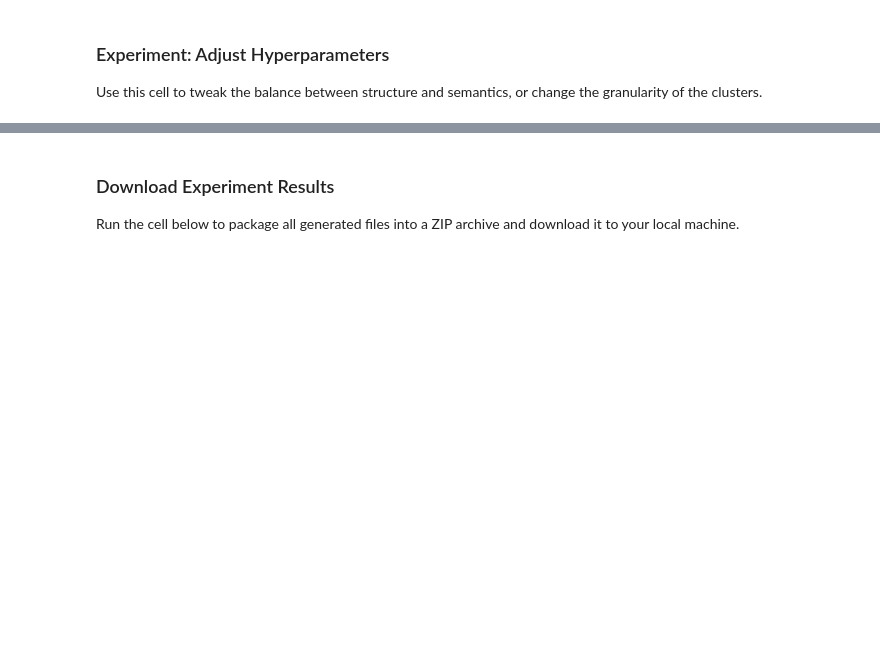
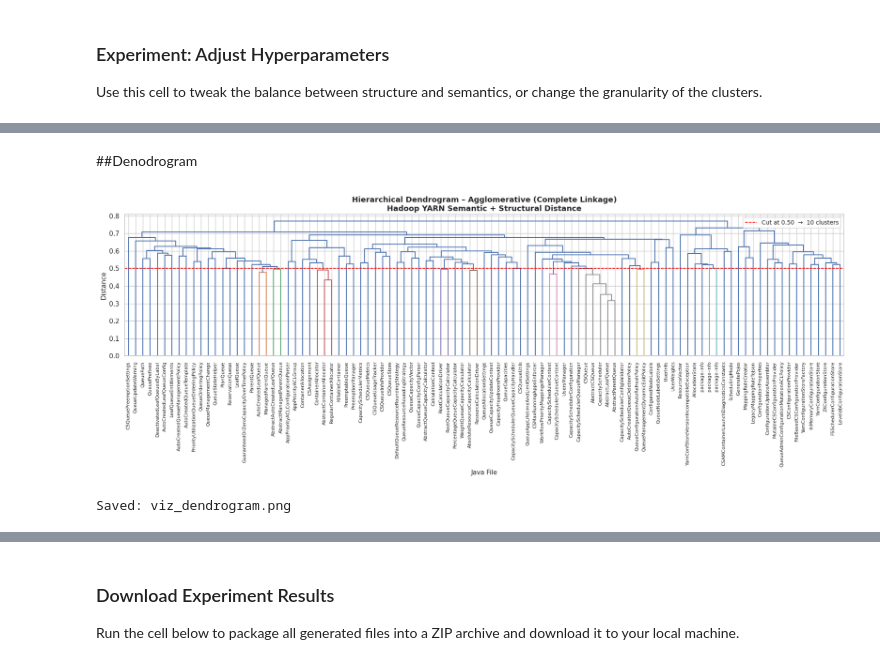
Before and after one commit to Umang-Raval/DSSE_Assignment1, a Jupyter notebook: Week3/Jinaai/Assignment1_Group5_Week3_JJinaai.ipynb, the cells around one changed output, grey strips where cells are left out. Saved outputs shown, nothing was run; the diff lists cells and outputs as text; code cells hidden in the pictures; blank space fills up the shorter version.

```diff
--- a/Week3/Jinaai/Assignment1_Group5_Week3_JJinaai.ipynb
+++ b/Week3/Jinaai/Assignment1_Group5_Week3_JJinaai.ipynb
@@ -844,0 +379,41 @@ TypeError: Got unsupported ScalarType BFloat16
+# %% [markdown]
+##Denodrogram
+# %%
+# ── VISUALIZATION 1: Dendrogram (Complete-linkage) ─────────────────
+from scipy.cluster.hierarchy import linkage, dendrogram
+from scipy.spatial.distance import squareform
+import matplotlib.pyplot as plt
+import numpy as np
+
+# Use complete linkage (same method as AgglomerativeClustering above)
+_dist = distance_matrix.copy()
+np.fill_diagonal(_dist, 0)
+_condensed = squareform(_dist)
+Z = linkage(_condensed, method='complete')
+
+# Shorten labels to just the filename stem
+_labels = [str(p).split('/')[-1].replace('.java', '') for p in SOURCE_CODE_DIR.rglob('*.java') if p.is_file()]
+
+fig, ax = plt.subplots(figsize=(18, 7))
+dendrogram(
+    Z,
+    labels=_labels,
+    ax=ax,
+    leaf_rotation=90,
+    leaf_font_size=8,
+    color_threshold=0.65 * max(Z[:, 2]),
+)
+cut_height = 0.65 * max(Z[:, 2])
+ax.axhline(y=cut_height, color='red', linestyle='--', linewidth=1.2,
+           label=f'Cut at {cut_height:.2f}  →  {TARGET_NUM_CLUSTERS} clusters')
+ax.set_title('Hierarchical Dendrogram – Agglomerative (Complete Linkage)\nHadoop YARN Semantic + Structural Distance', fontsize=13, fontweight='bold')
+ax.set_xlabel('Java File', fontsize=11)
+ax.set_ylabel('Distance', fontsize=11)
+ax.legend(fontsize=10)
+plt.tight_layout()
+plt.savefig(OUTPUT_DIR / 'viz_dendrogram.png', dpi=300, bbox_inches='tight')
+plt.show()
+print("Saved: viz_dendrogram.png")
+# %% [output]
+[figure, added]
+Saved: viz_dendrogram.png
```
Also changed, not shown: parts of 18 cells of this notebook, 4 other files.
